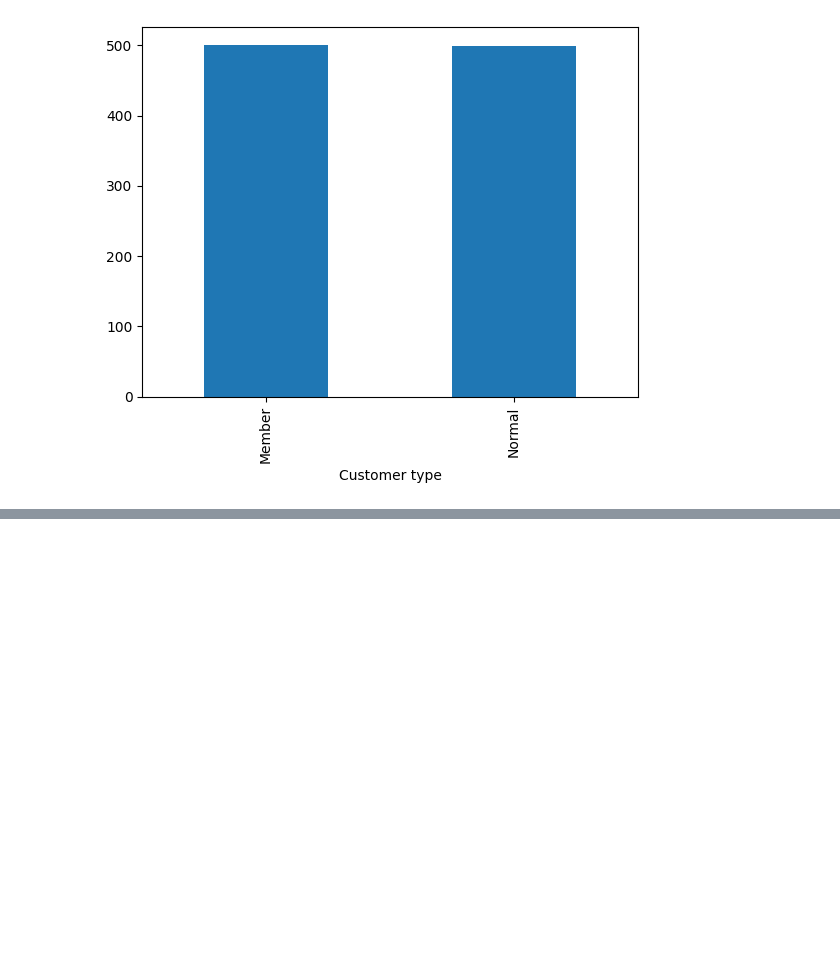
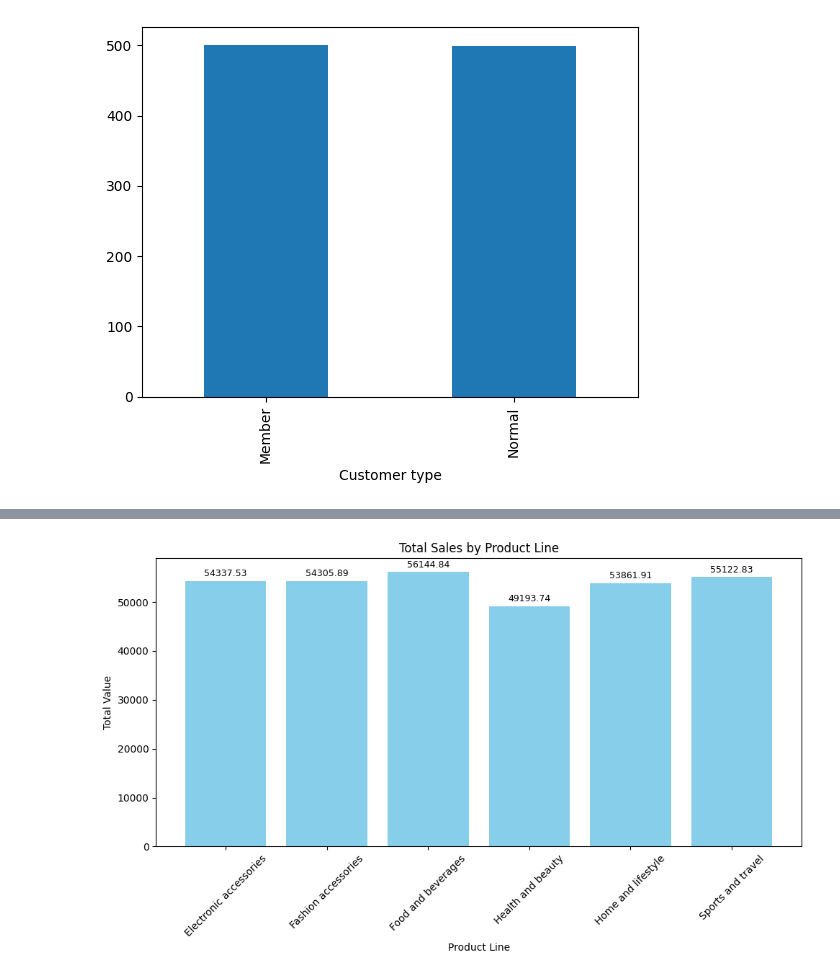
Before and after one commit to irisdev06/Super-Market-Data-Analysis, a Jupyter notebook: SuperMarketSalesAnalysis.ipynb, the cells around one changed output, grey strips where cells are left out. Saved outputs shown, nothing was run; the diff lists cells and outputs as text; code cells hidden in the pictures; blank space fills up the shorter version.

```diff
--- a/SuperMarketSalesAnalysis.ipynb
+++ b/SuperMarketSalesAnalysis.ipynb
@@ -190,0 +207,15 @@ data['Customer type'].value_counts().plot(kind="bar")
+# %%
+plt.figure(figsize=(10, 6))
+plt.bar(Total_Value['Product line'], Total_Value['Total'], color='skyblue')
+plt.xlabel('Product Line')
+plt.ylabel('Total Value')
+plt.title('Total Sales by Product Line')
+plt.xticks(rotation=45)
+plt.tight_layout()
+total_values = Total_Value['Total']
+for i, v in enumerate(total_values):
+    plt.text(i, v + 500, f'{v:.2f}', ha='center', va='bottom', fontsize=9)
+
+plt.show()
+# %% [output]
+[figure, added]
```
Also changed, not shown: parts of 12 cells of this notebook.
